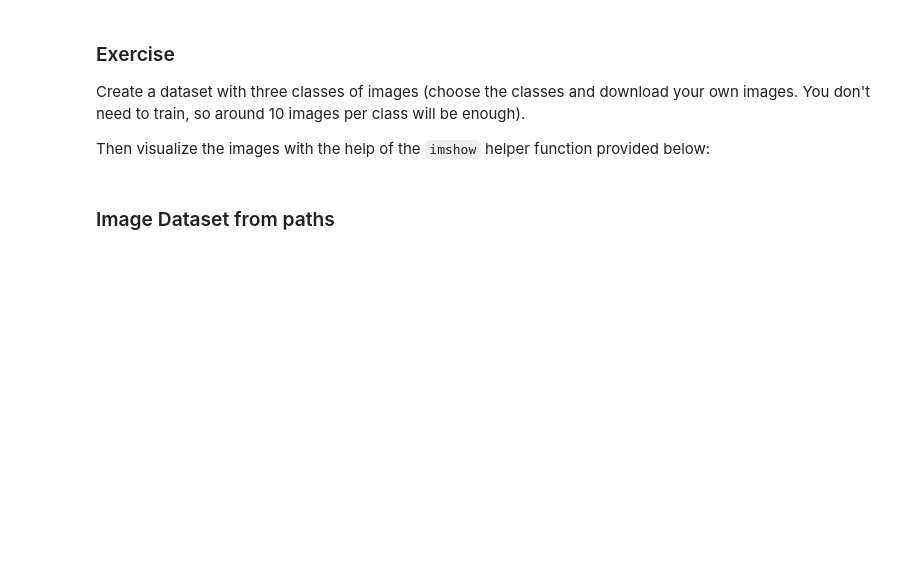
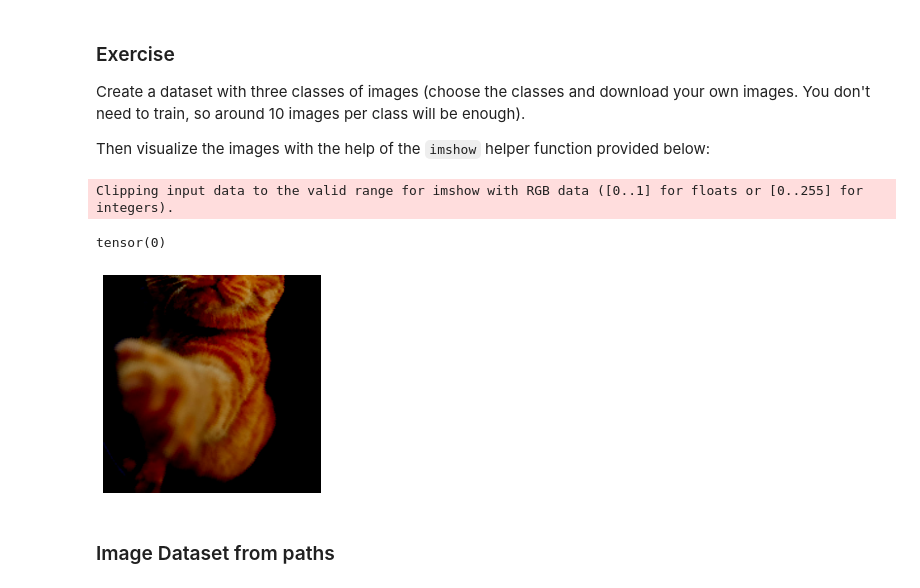
Before and after one commit to nagarjuna-de/Data-Science-2022, a Jupyter notebook: 03.Deep Learning/04. DataLoader/Custom DataLoader and Dataset.ipynb, the cells around one changed output. Drawn from its saved outputs; the diff is of its cells as text; code cells hidden in the pictures; blank space fills up the shorter version.

```diff
--- a/03.Deep Learning/04. DataLoader/Custom DataLoader and Dataset.ipynb
+++ b/03.Deep Learning/04. DataLoader/Custom DataLoader and Dataset.ipynb
@@ -176,7 +176,7 @@ By giving this structure, the name of the class will be taken by the name of the
 # %%
 from torchvision import datasets, transforms
 
-root_dir = './datasets/my_dataset'
+root_dir = r'C:\Users\rnr31\Documents\GitHub\Data_Science_2022\03.Deep Learning\04. DataLoader\image_data'
 
 train_transforms = transforms.Compose([transforms.Resize(255),
                                        transforms.RandomRotation(30),
@@ -195,5 +195,6 @@ test_transforms = transforms.Compose([transforms.Resize(255),
 # Pass transforms in here, then run the next cell to see how the transforms look
 train_data = datasets.ImageFolder(root_dir + '/train', transform=train_transforms)
 test_data = datasets.ImageFolder(root_dir + '/test', transform=test_transforms)
+#04. DataLoader\image_data\train
 
 # warmup exercise: running this cell you will get an error. Figure out how to fix it (and do it, of course)
@@ -239,9 +251,14 @@ def imshow(image, ax=None, title=None, normalize=False):
 # %%
 #YOUR CODE HERE
 
 # Run this to test your data loaders
-images, labels = next(iter(trainloader))
-imshow(images[0], normalize=False)
+images, labels = next(iter(train_loader))
+imshow(images[9], normalize=False)
+labels[9]
+# %% [output]
+Clipping input data to the valid range for imshow with RGB data ([0..1] for floats or [0..255] for integers).
+tensor(0)
+[figure, added]
 # %% [markdown]
 ### Image Dataset from paths
 # %% [markdown]
```
Also changed, not shown: parts of 4 cells of this notebook, 45 other files.
